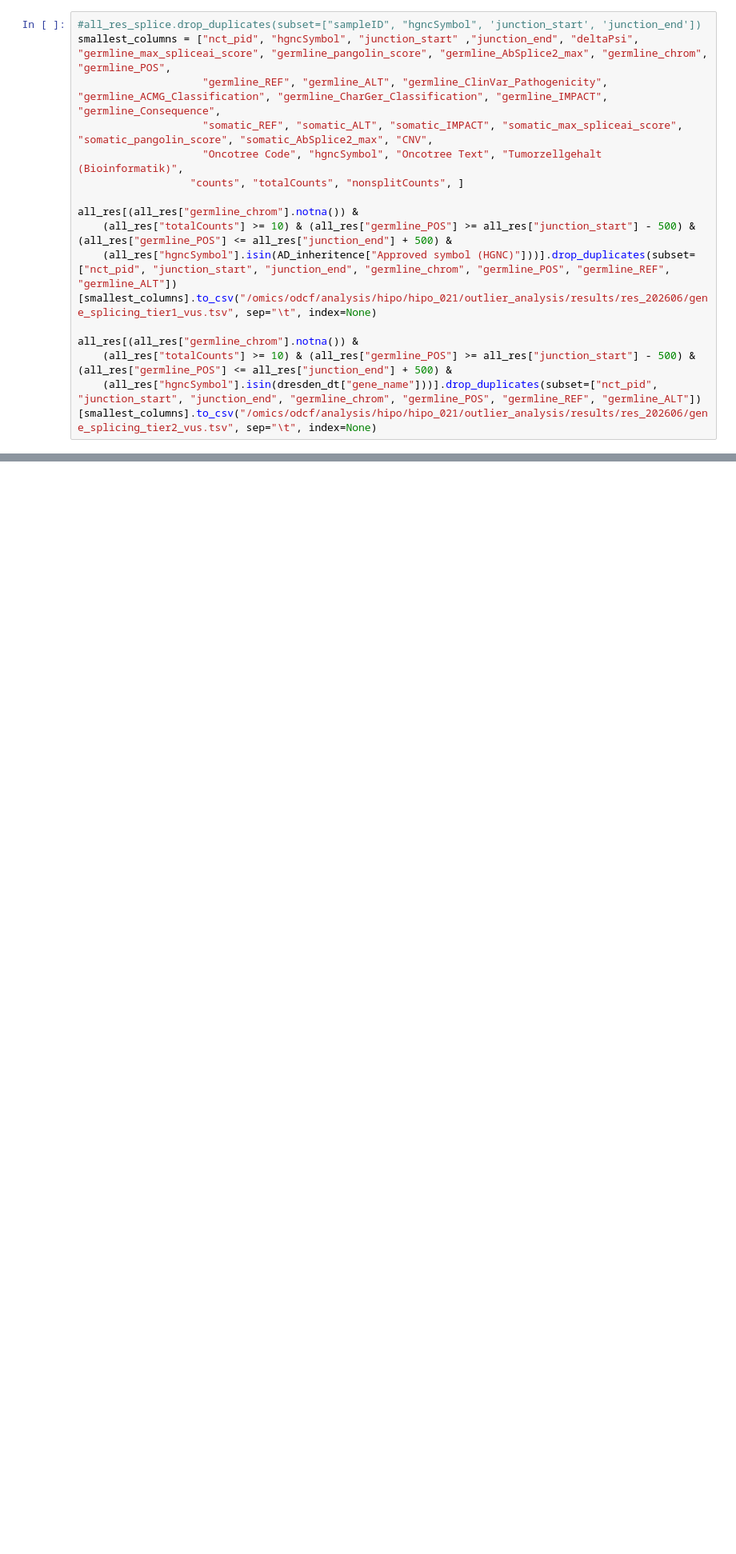
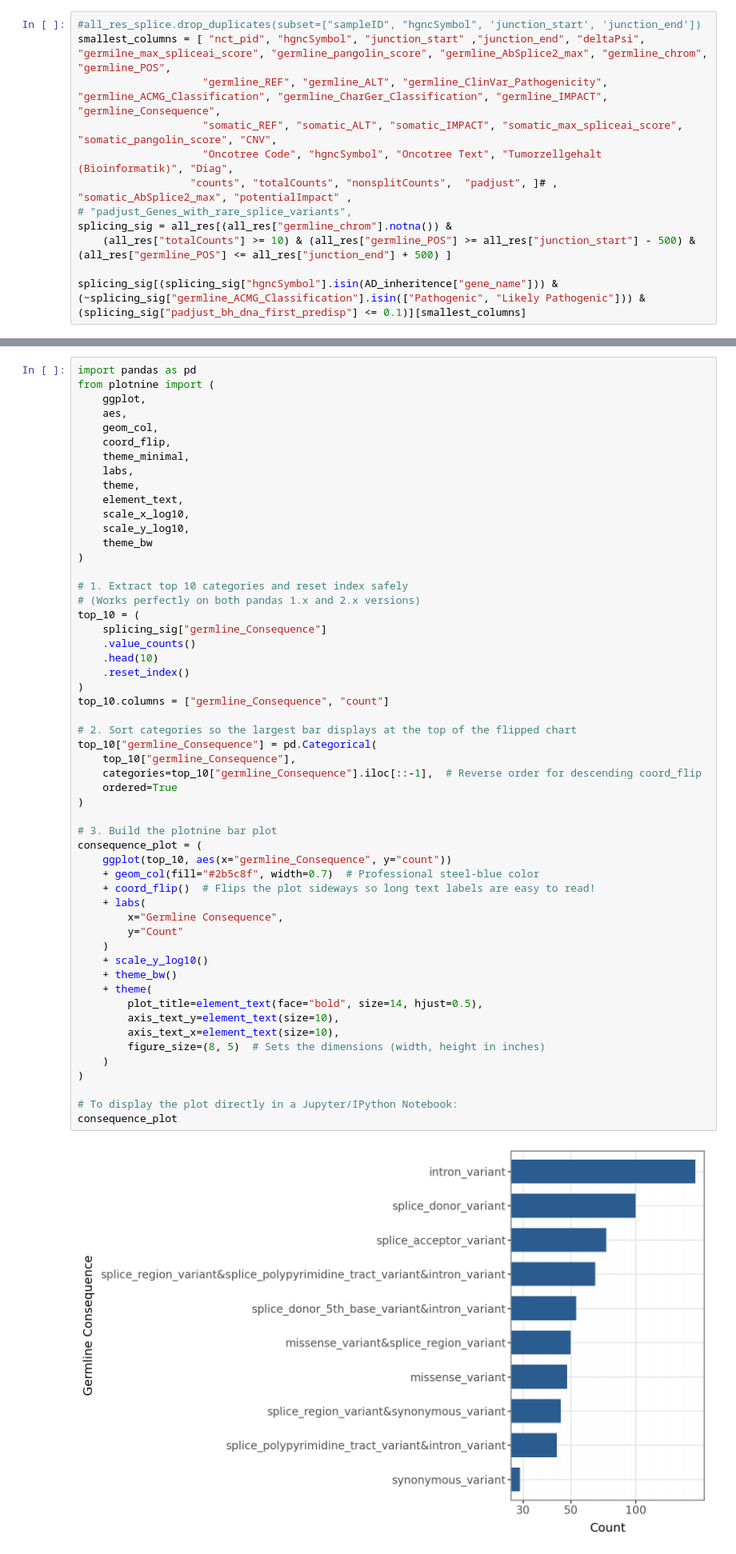
Before and after one commit to AtaJadidAhari/MASTER_omics, a Jupyter notebook: Variants/proportions.ipynb, the cells around one changed output, grey strips where cells are left out. Shown at 80% size. Cells and saved outputs as stored; diff of their text form; blank space fills up the shorter version.

```diff
--- a/Variants/proportions.ipynb
+++ b/Variants/proportions.ipynb
@@ -1014,15 +1248,12 @@ all_res["CNV"] = all_res.apply(join_types, axis=1)
 # %%
 #all_res_splice.drop_duplicates(subset=["sampleID", "hgncSymbol", 'junction_start', 'junction_end'])
-smallest_columns = ["nct_pid", "hgncSymbol", "junction_start" ,"junction_end", "deltaPsi", "germline_max_spliceai_score", "germline_pangolin_score", "germline_AbSplice2_max", "germline_chrom", "germline_POS",
+smallest_columns = [ "nct_pid", "hgncSymbol", "junction_start" ,"junction_end", "deltaPsi", "germilne_max_spliceai_score", "germline_pangolin_score", "germline_AbSplice2_max", "germline_chrom", "germline_POS",
                     "germline_REF", "germline_ALT", "germline_ClinVar_Pathogenicity", "germline_ACMG_Classification", "germline_CharGer_Classification", "germline_IMPACT", "germline_Consequence",
-                    "somatic_REF", "somatic_ALT", "somatic_IMPACT", "somatic_max_spliceai_score", "somatic_pangolin_score", "somatic_AbSplice2_max", "CNV",
-                    "Oncotree Code", "hgncSymbol", "Oncotree Text", "Tumorzellgehalt (Bioinformatik)",
-                  "counts", "totalCounts", "nonsplitCounts", ]
+                    "somatic_REF", "somatic_ALT", "somatic_IMPACT", "somatic_max_spliceai_score", "somatic_pangolin_score", "CNV",
+                    "Oncotree Code", "hgncSymbol", "Oncotree Text", "Tumorzellgehalt (Bioinformatik)", "Diag",
+                  "counts", "totalCounts", "nonsplitCounts",  "padjust", ]# , "somatic_AbSplice2_max", "potentialImpact" ,
+# "padjust_Genes_with_rare_splice_variants",
+splicing_sig = all_res[(all_res["germline_chrom"].notna()) &
+    (all_res["totalCounts"] >= 10) & (all_res["germline_POS"] >= all_res["junction_start"] - 500) & (all_res["germline_POS"] <= all_res["junction_end"] + 500) ]
 
-all_res[(all_res["germline_chrom"].notna()) &
-    (all_res["totalCounts"] >= 10) & (all_res["germline_POS"] >= all_res["junction_start"] - 500) & (all_res["germline_POS"] <= all_res["junction_end"] + 500) &
-    (all_res["hgncSymbol"].isin(AD_inheritence["Approved symbol (HGNC)"]))].drop_duplicates(subset=["nct_pid", "junction_start", "junction_end", "germline_chrom", "germline_POS", "germline_REF", "germline_ALT"])[smallest_columns].to_csv("/omics/odcf/analysis/hipo/hipo_021/outlier_analysis/results/res_202606/gene_splicing_tier1_vus.tsv", sep="\t", index=None)
-
-all_res[(all_res["germline_chrom"].notna()) &
-    (all_res["totalCounts"] >= 10) & (all_res["germline_POS"] >= all_res["junction_start"] - 500) & (all_res["germline_POS"] <= all_res["junction_end"] + 500) &
-    (all_res["hgncSymbol"].isin(dresden_dt["gene_name"]))].drop_duplicates(subset=["nct_pid", "junction_start", "junction_end", "germline_chrom", "germline_POS", "germline_REF", "germline_ALT"])[smallest_columns].to_csv("/omics/odcf/analysis/hipo/hipo_021/outlier_analysis/results/res_202606/gene_splicing_tier2_vus.tsv", sep="\t", index=None)
+splicing_sig[(splicing_sig["hgncSymbol"].isin(AD_inheritence["gene_name"])) & (~splicing_sig["germline_ACMG_Classification"].isin(["Pathogenic", "Likely Pathogenic"])) & (splicing_sig["padjust_bh_dna_first_predisp"] <= 0.1)][smallest_columns]
@@ -1028,0 +1262,56 @@ all_res[(all_res["germline_chrom"].notna()) &
+# %%
+import pandas as pd
+from plotnine import (
+    ggplot,
+    aes,
+    geom_col,
+    coord_flip,
+    theme_minimal,
+    labs,
+    theme,
+    element_text,
+    scale_x_log10,
+    scale_y_log10,
+    theme_bw
+)
+
+# 1. Extract top 10 categories and reset index safely
+# (Works perfectly on both pandas 1.x and 2.x versions)
+top_10 = (
+    splicing_sig["germline_Consequence"]
+    .value_counts()
+    .head(10)
+    .reset_index()
+)
+top_10.columns = ["germline_Consequence", "count"]
+
+# 2. Sort categories so the largest bar displays at the top of the flipped chart
+top_10["germline_Consequence"] = pd.Categorical(
+    top_10["germline_Consequence"],
+    categories=top_10["germline_Consequence"].iloc[::-1],  # Reverse order for descending coord_flip
+    ordered=True
+)
+
+# 3. Build the plotnine bar plot
+consequence_plot = (
+    ggplot(top_10, aes(x="germline_Consequence", y="count"))
+    + geom_col(fill="#2b5c8f", width=0.7)  # Professional steel-blue color
+    + coord_flip()  # Flips the plot sideways so long text labels are easy to read!
+    + labs(
+        x="Germline Consequence",
+        y="Count"
+    )
+    + scale_y_log10()
+    + theme_bw()
+    + theme(
+        plot_title=element_text(face="bold", size=14, hjust=0.5),
+        axis_text_y=element_text(size=10),
+        axis_text_x=element_text(size=10),
+        figure_size=(8, 5)  # Sets the dimensions (width, height in inches)
+    )
+)
+
+# To display the plot directly in a Jupyter/IPython Notebook:
+consequence_plot
+# %% [output]
+[figure, added]
```
Also changed, not shown: parts of 70 cells of this notebook, 39 other files.
